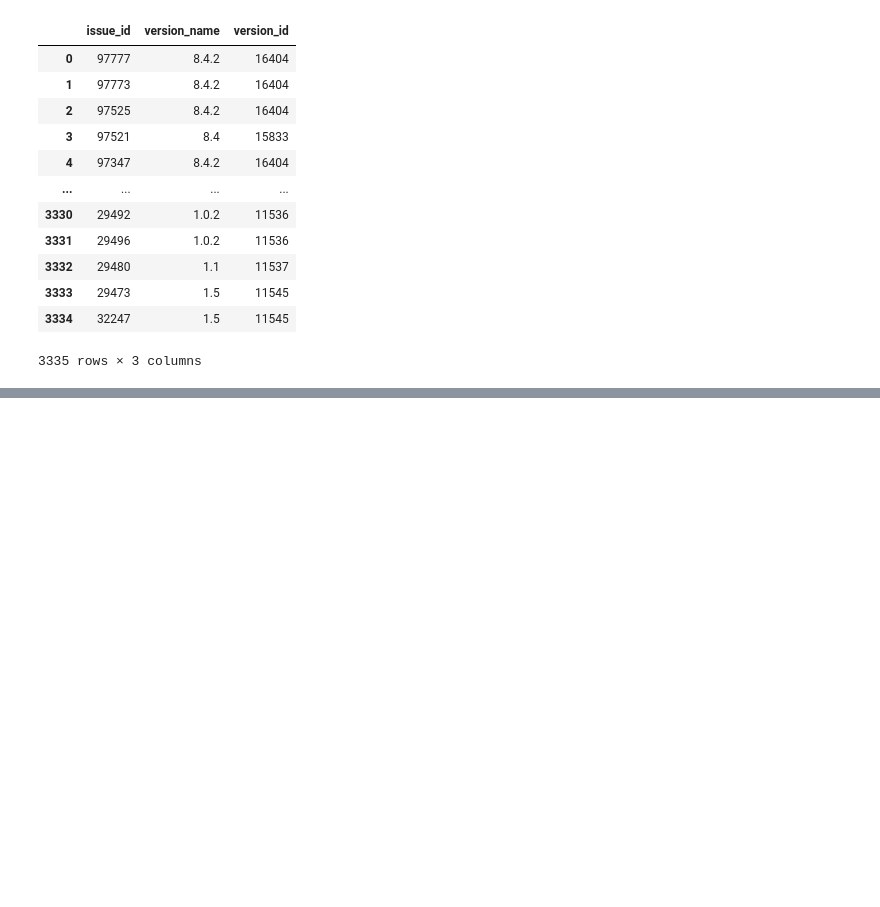
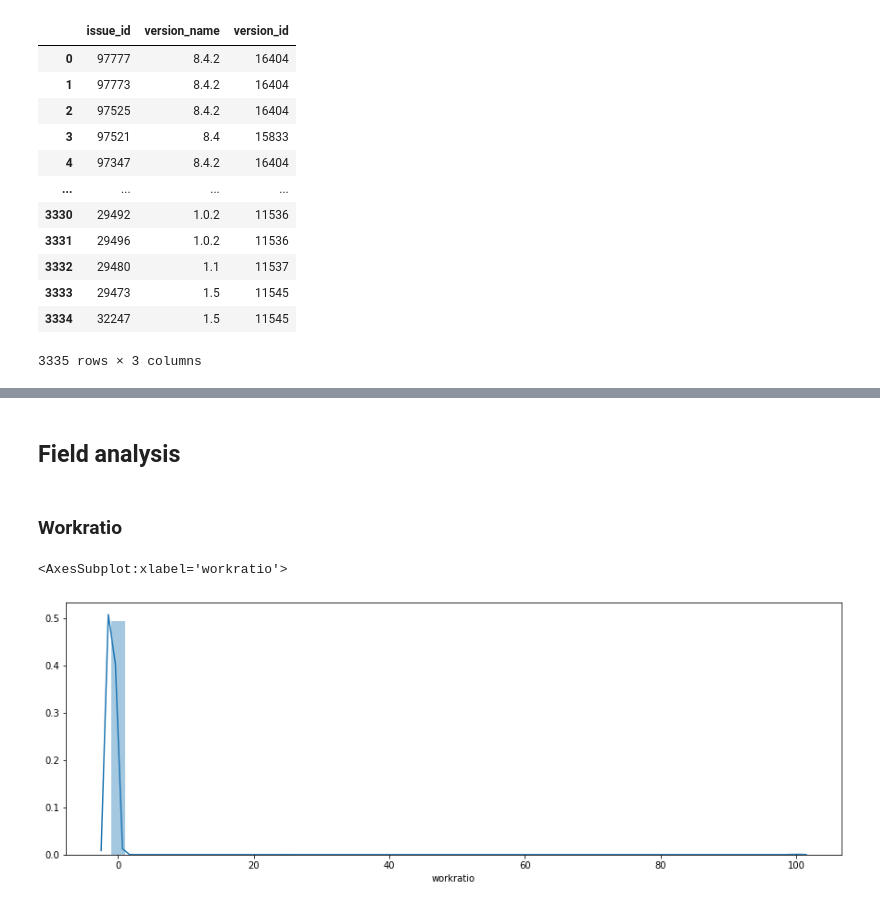
Before and after one commit to IncioMan/Continuous-Integration-metrics-for-post-release-bugs-prediction, a Jupyter notebook: Jira_issue_retriever.ipynb, the cells around one changed output, grey strips where cells are left out. Drawn from its saved outputs; the diff is of its cells as text; code cells hidden in the pictures; blank space fills up the shorter version.

Commit message:
analysis

```diff
--- a/Jira_issue_retriever.ipynb
+++ b/Jira_issue_retriever.ipynb
@@ -2,9 +2,13 @@
 import pandas as pd
 import pickle
 import json
+import seaborn as sns
 import pprint
 pp = pprint.PrettyPrinter(depth=6)
 from jira import JIRA
+import matplotlib
+import matplotlib.pyplot as plt
+matplotlib.rcParams['figure.figsize'] = (15.0, 5.0)
 # %%
 jira = JIRA('https://jira.sonarsource.com/')
 # %%
@@ -164,4 +192,4 @@ issues_df['duedate'] = pd.to_datetime(issues_df['duedate'], utc=True)
 # %%
-#issues_df.to_csv("issues.csv")
-issues_df = pd.read_csv("issues.csv", index_col=0)
+issues_df.to_csv("csv/issues.csv")
+issues_df = pd.read_csv("csv/issues.csv", index_col=0)
 issues_df
@@ -234,0 +313,9 @@ pp.pprint(list(issues[0].fields.__dict__.keys()))
+# %% [markdown]
+## Field analysis
+# %% [markdown]
+### Workratio
+# %%
+sns.distplot(issues_df.workratio)
+# %% [output]
+<AxesSubplot:xlabel='workratio'>
+[figure, added]
```
Also changed, not shown: parts of 36 cells of this notebook, 3 other files.
